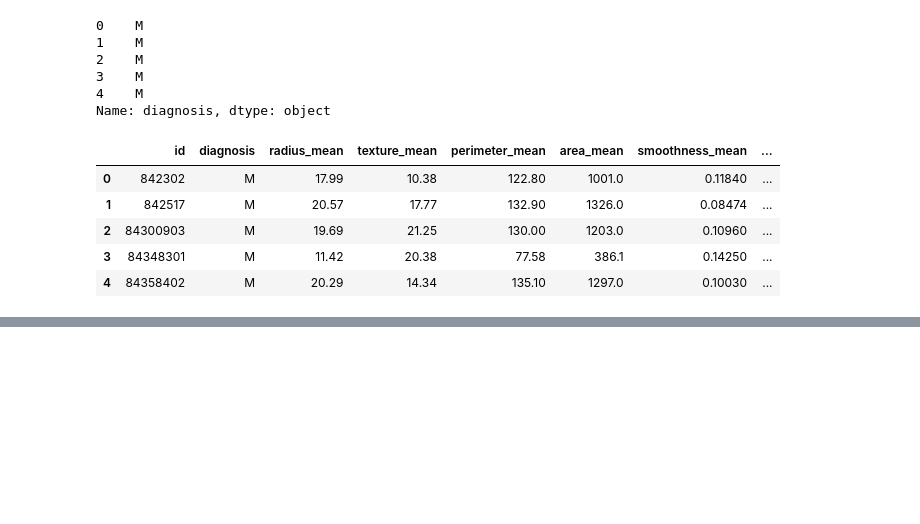
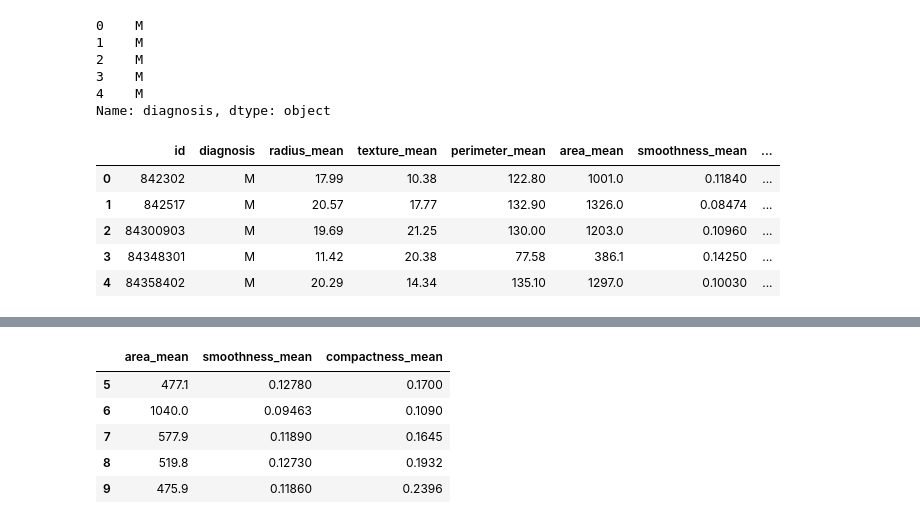
Before and after one commit to a-forty-two/COG-02082021, a Jupyter notebook: Pandas.ipynb, the cells around one changed output, grey strips where cells are left out. Drawn from its saved outputs; the diff is of its cells as text; code cells hidden in the pictures; blank space fills up the shorter version.

```diff
--- a/Pandas.ipynb
+++ b/Pandas.ipynb
@@ -104,0 +131,10 @@ filtrdData[0:5]
+# %%
+data = filtrdData.iloc[5:10,-3:].copy()
+data.tail()
+# %% [output]
+|  | area_mean | smoothness_mean | compactness_mean |
+| 5 | 477.1 | 0.12780 | 0.1700 |
+| 6 | 1040.0 | 0.09463 | 0.1090 |
+| 7 | 577.9 | 0.11890 | 0.1645 |
+| 8 | 519.8 | 0.12730 | 0.1932 |
+| 9 | 475.9 | 0.11860 | 0.2396 |
```
Also changed, not shown: parts of 4 cells of this notebook.
